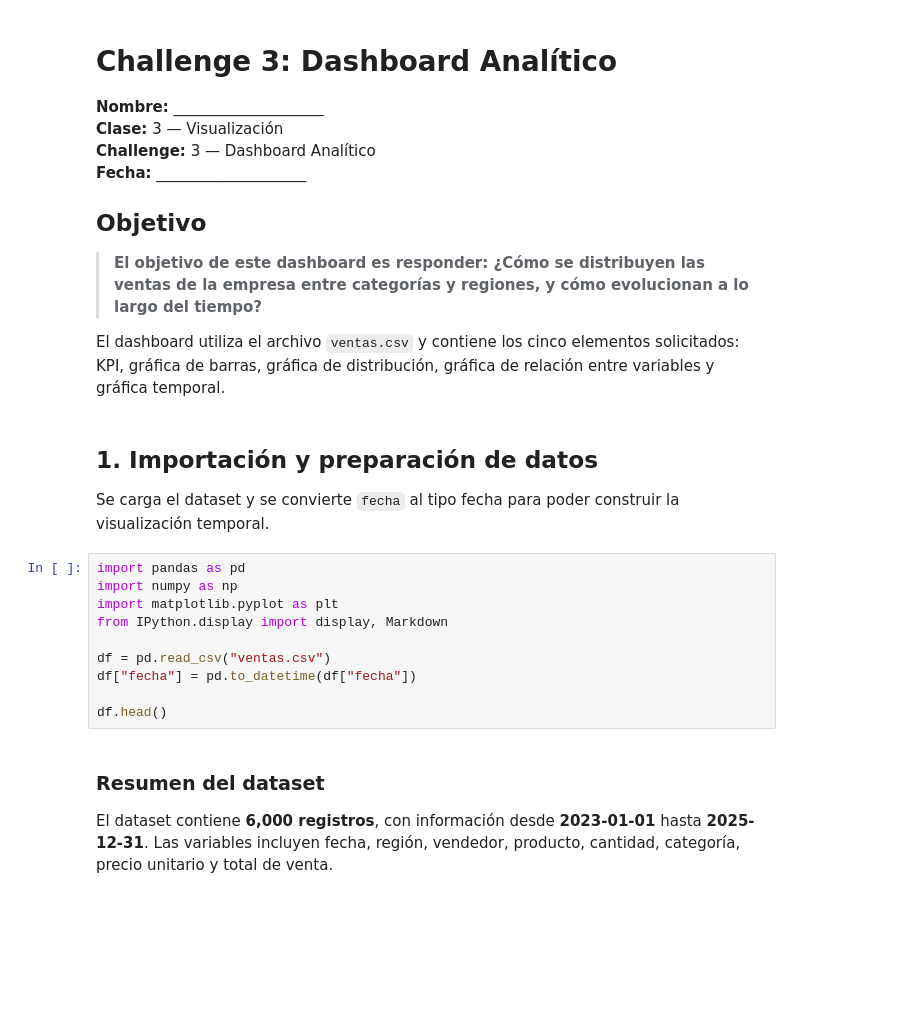
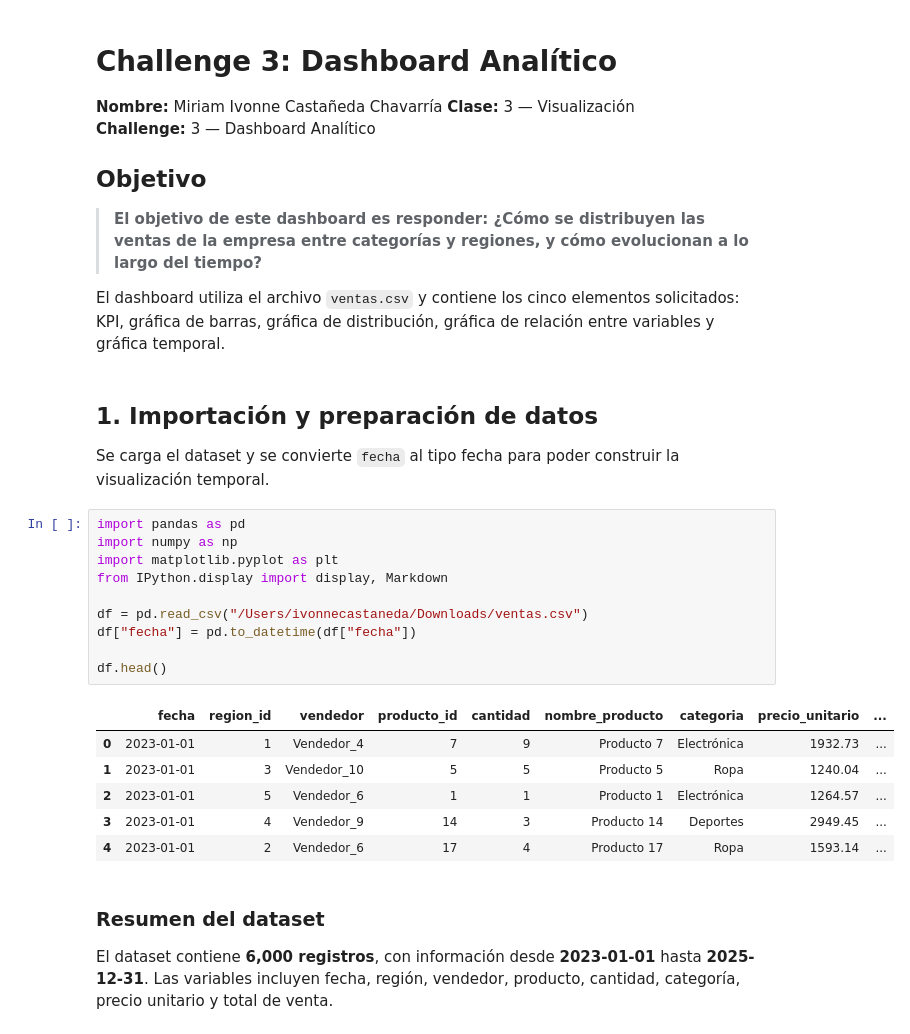
Before and after one commit to MiriamIvonne/Diplomado-Python-1, a Jupyter notebook: challenge_03_dashboard.ipynb, the cells around one changed output. Saved outputs shown, nothing was run; the diff lists cells and outputs as text; blank space fills up the shorter version.

```diff
--- a/challenge_03_dashboard.ipynb
+++ b/challenge_03_dashboard.ipynb
@@ -1,10 +1,9 @@
 # %% [markdown]
 # Challenge 3: Dashboard Analítico
 
-**Nombre:** ____________________
+**Nombre:** Miriam Ivonne Castañeda Chavarría
 **Clase:** 3 — Visualización
 **Challenge:** 3 — Dashboard Analítico
-**Fecha:** ____________________
 
 ## Objetivo
 
@@ -18,13 +17,20 @@ Se carga el dataset y se convierte `fecha` al tipo fecha para poder construir la
 # %%
 import pandas as pd
 import numpy as np
 import matplotlib.pyplot as plt
 from IPython.display import display, Markdown
 
-df = pd.read_csv("ventas.csv")
+df = pd.read_csv("/Users/ivonnecastaneda/Downloads/ventas.csv")
 df["fecha"] = pd.to_datetime(df["fecha"])
 
 df.head()
+# %% [output]
+|  | fecha | region_id | vendedor | producto_id | cantidad | nombre_producto | categoria | precio_unitario | ... |
+| 0 | 2023-01-01 | 1 | Vendedor_4 | 7 | 9 | Producto 7 | Electrónica | 1932.73 | ... |
+| 1 | 2023-01-01 | 3 | Vendedor_10 | 5 | 5 | Producto 5 | Ropa | 1240.04 | ... |
+| 2 | 2023-01-01 | 5 | Vendedor_6 | 1 | 1 | Producto 1 | Electrónica | 1264.57 | ... |
+| 3 | 2023-01-01 | 4 | Vendedor_9 | 14 | 3 | Producto 14 | Deportes | 2949.45 | ... |
+| 4 | 2023-01-01 | 2 | Vendedor_6 | 17 | 4 | Producto 17 | Ropa | 1593.14 | ... |
 # %% [markdown]
 ### Resumen del dataset
 
```
Also changed, not shown: parts of 7 cells of this notebook, 7 other files.
